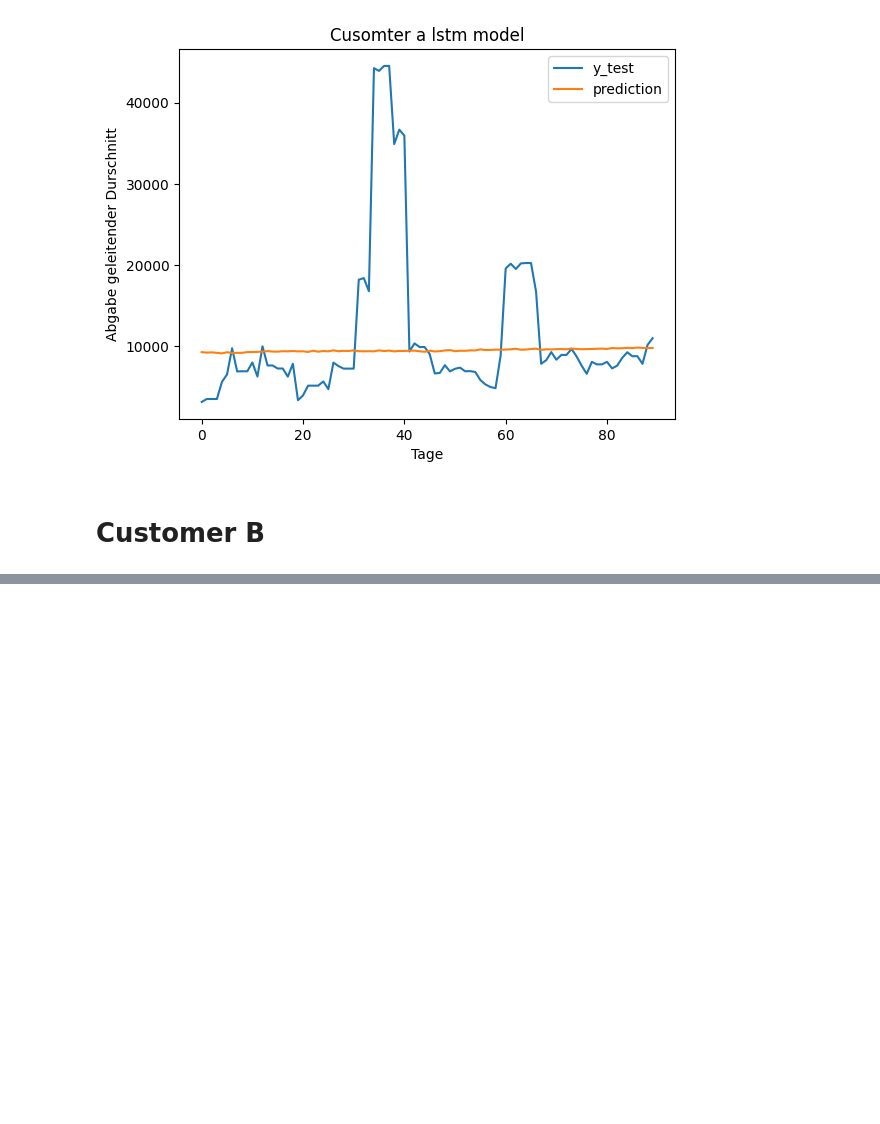
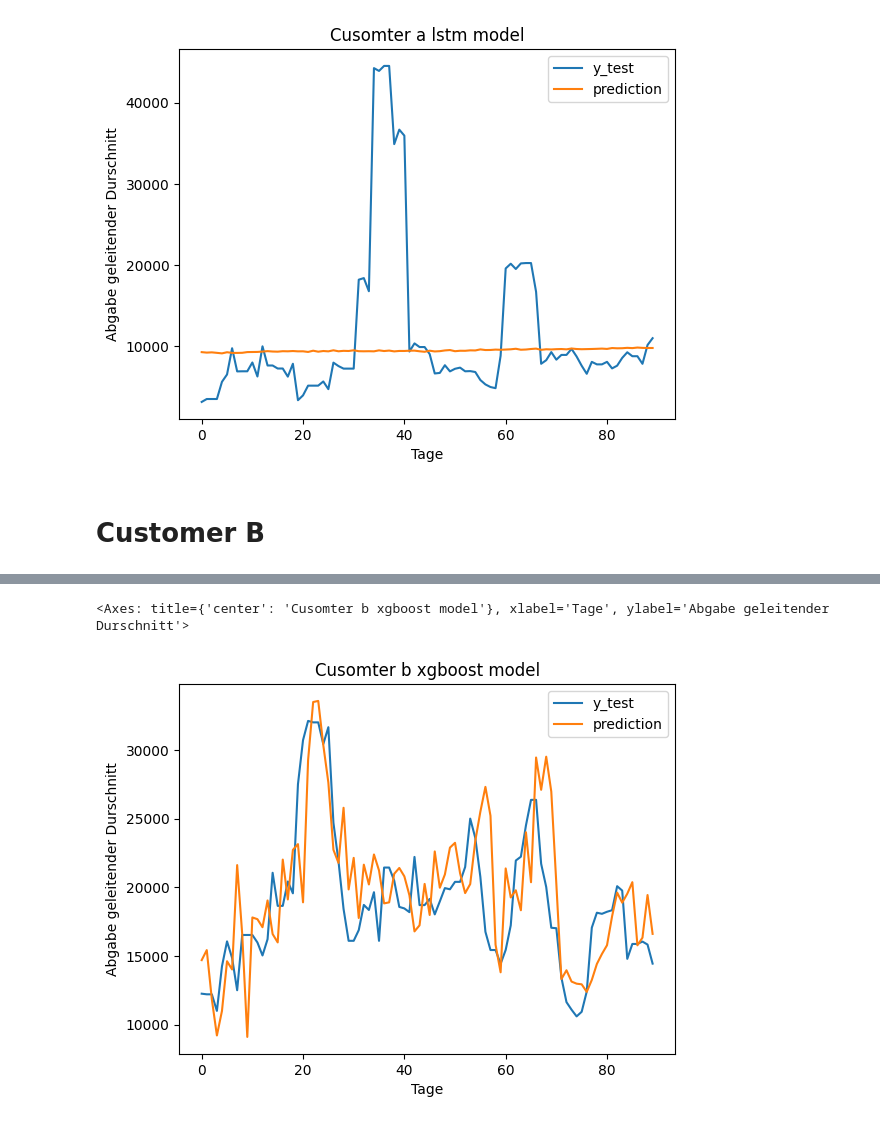
Before and after one commit to StefanEissler/Customs_Fee_Forecasting, a Jupyter notebook: notebooks/plot_results.ipynb, the cells around one changed output, grey strips where cells are left out. Saved outputs shown, nothing was run; the diff lists cells and outputs as text; code cells hidden in the pictures; blank space fills up the shorter version.

```diff
--- a/notebooks/plot_results.ipynb
+++ b/notebooks/plot_results.ipynb
@@ -100,0 +129,6 @@ customer_a_lstm.plot(title="Cusomter a lstm model", xlabel="Tage", ylabel="Abgab
+# %%
+customer_b_xgboost = pd.read_csv("../data/prediction/customer_b_xgboost_2024-04-19_10-40-39_prediction.csv")
+customer_b_xgboost.plot(title="Cusomter b xgboost model", xlabel="Tage", ylabel="Abgabe geleitender Durschnitt")
+# %% [output]
+<Axes: title={'center': 'Cusomter b xgboost model'}, xlabel='Tage', ylabel='Abgabe geleitender Durschnitt'>
+[figure, added]
```
Also changed, not shown: parts of 64 cells of this notebook, 3 other files.
